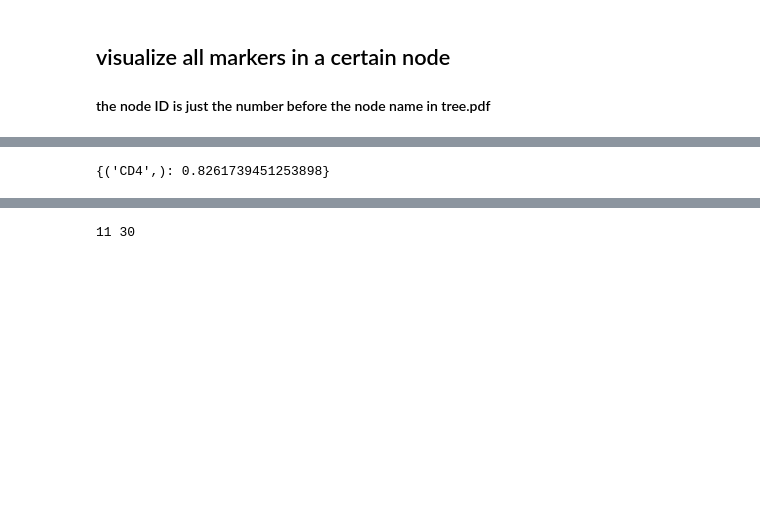
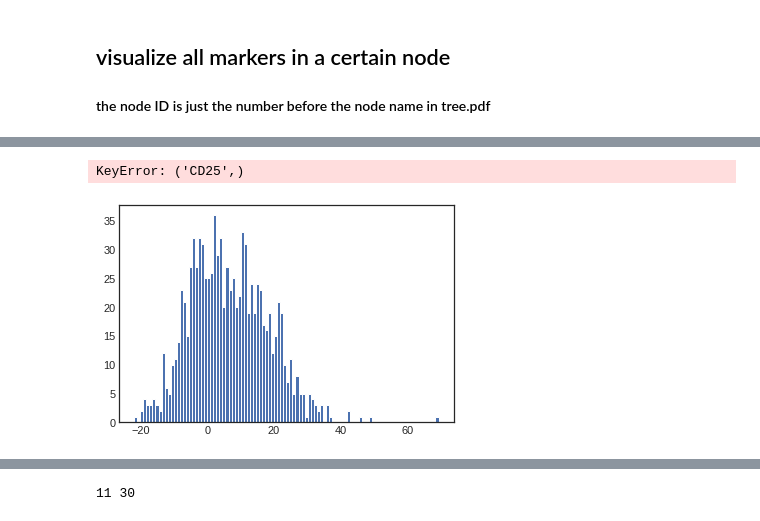
Before and after one commit to xinzhu-email/CITE-pool, a Jupyter notebook: AnalysisTutorial_.ipynb, the cells around one changed output, grey strips where cells are left out. Cells and saved outputs as stored; diff of their text form; code cells hidden in the pictures; blank space fills up the shorter version.

```diff
--- a/AnalysisTutorial_.ipynb
+++ b/AnalysisTutorial_.ipynb
@@ -12,14 +14,14 @@ from matplotlib import pyplot as plt
 # data = pd.read_csv('datasets/SeuratV4/adt_main_clr.csv',header=0,index_col=0)
 
 # data = pd.read_csv('./datasets/SeuratV4/adt_p8_main_clr.csv',header=0,index_col=0)
-id ='5_4'
-# data = pd.read_csv('../data/4tumor/ADT_exdb.csv',index_col=0)
+id ='4_5/t3p2'
+# data = pd.read_csv('../data/4tumor/subdata/ADT_'+id+'.csv',index_col=0)
 # data = pd.read_csv('../simulator_out/ADT_simulator_'+id+'.csv',index_col=0)
-data = pd.read_csv('../SeuratV3/subdata/'+id+'_ADT.csv', sep=',',index_col=0, header=0)
+data = pd.read_csv('../SeuratV4/subdata/'+id+'_ADT.csv', sep=',',index_col=0, header=0)
 # data.index = data.index.astype(str)
-# id='3_2_'
-f = open('../output/'+id+'_test/tree.pickle','rb')
-# f = open('../data/4tumor/adt_output/tree.pickle','rb')
+id='7_5/new_10'
+f = open('../output/'+id+'/tree.pickle','rb')
+# f = open('../data/4tumor/output/ADT_'+id+'/tree.pickle','rb')
 # true = pd.read_csv('./data/4tumor/gating_cluster.csv',index_col=0)
 # f = open('CITEsort_out/SeuratV3_main_ct_smooth2/tree.pickle','rb')
 tree = pickle.load(f)
@@ -67,7 +71,14 @@ traversal.plot_node(data_,node_ID,viz_dim=1)
 # %%
 node = traversal.get_node(12)
-# node.all_clustering_dic[1][('CD25',)]
+node.all_clustering_dic[1][('CD25',)]#['similarity_stopped'][('CD4-2',)]
 # len(node.indices)
 node.score_dict
+# node.stop
+# node.artificial_w
 # %% [output]
-{('CD4',): 0.8261739451253898}
+KeyError: ('CD25',)
+# %%
+plt.hist(node.artificial_w,bins=100)
+plt.show()
+# %% [output]
+[figure, added]
```
Also changed, not shown: parts of 20 cells of this notebook, 24 other files.
